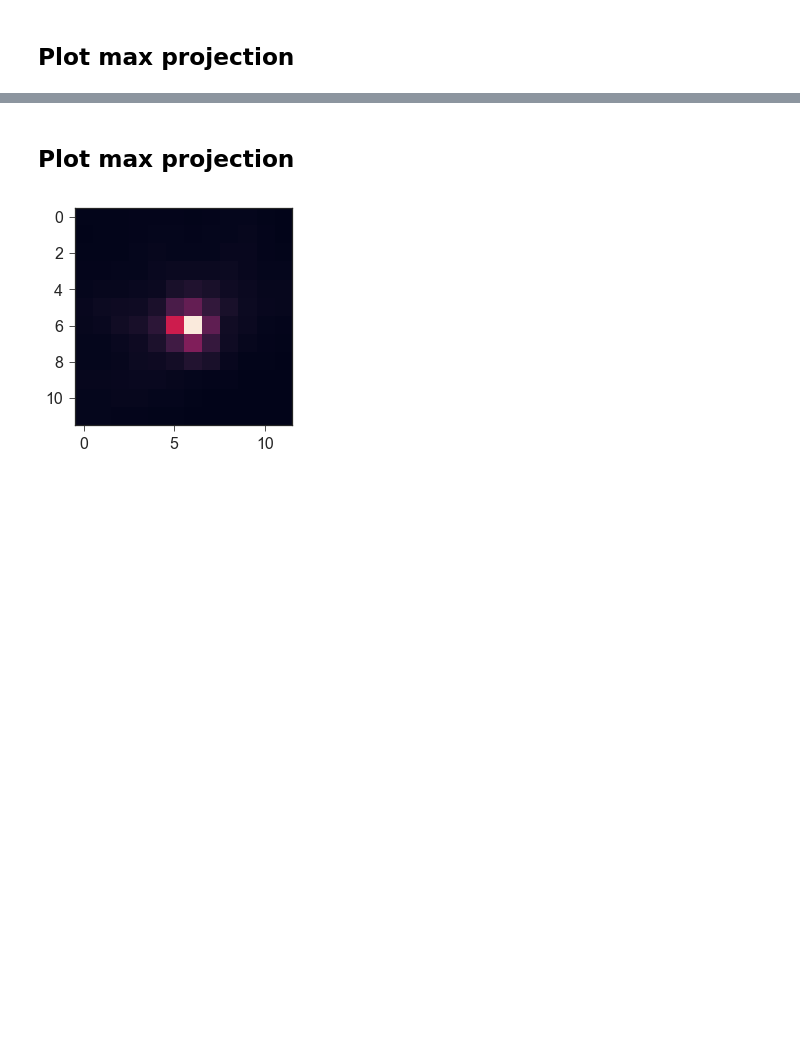
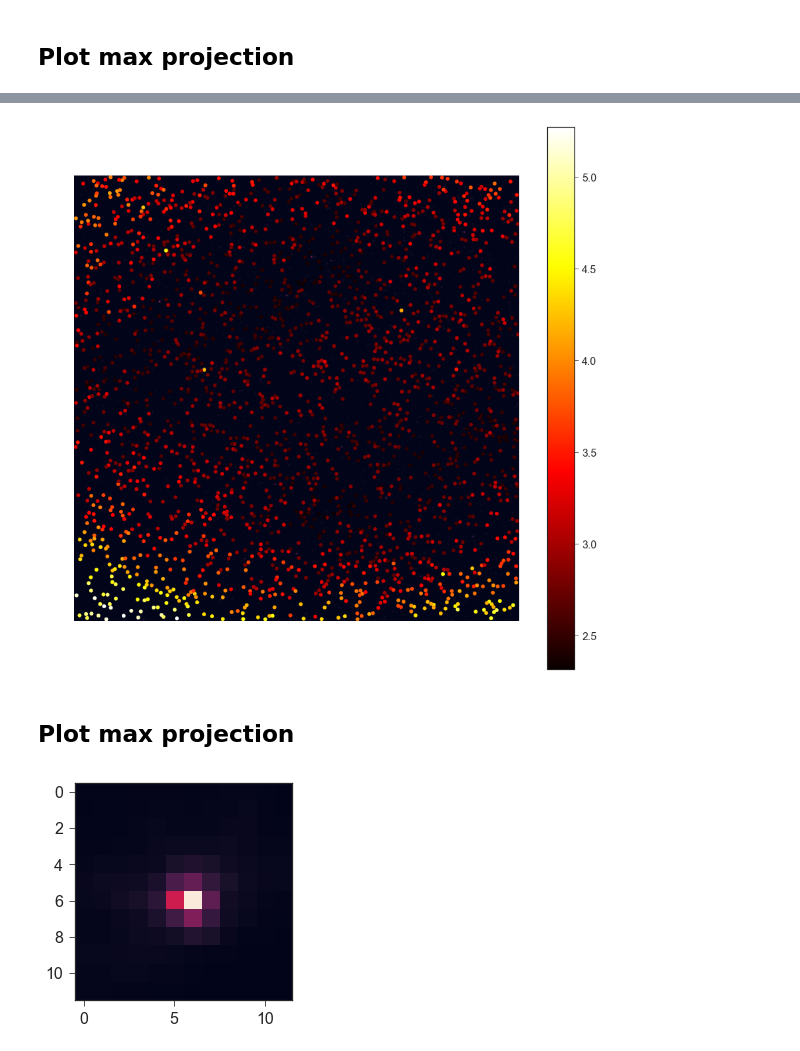
Before and after one commit to mesoSPIM/mesoSPIM-PSFanalysis, a Jupyter notebook: example-playground.ipynb, the cells around one changed output, grey strips where cells are left out. Drawn from its saved outputs; the diff is of its cells as text; code cells hidden in the pictures; blank space fills up the shorter version.

```diff
--- a/example-playground.ipynb
+++ b/example-playground.ipynb
@@ -154,3 +174,13 @@ plt.show()
+# %%
+plt.figure(figsize=(15,15));
+plt.imshow(smoothed);
+plt.scatter(centers[:, 2], centers[:, 1], c=latPSF, cmap='hot');
+plt.colorbar()
+plt.xlim([0, smoothed.shape[0]])
+plt.ylim([smoothed.shape[1], 0])
+plt.axis('off');
+# %% [output]
+[figure, added]
 # %% [markdown]
 ## Plot max projection
 # %%
```
Also changed, not shown: parts of 6 cells of this notebook.
